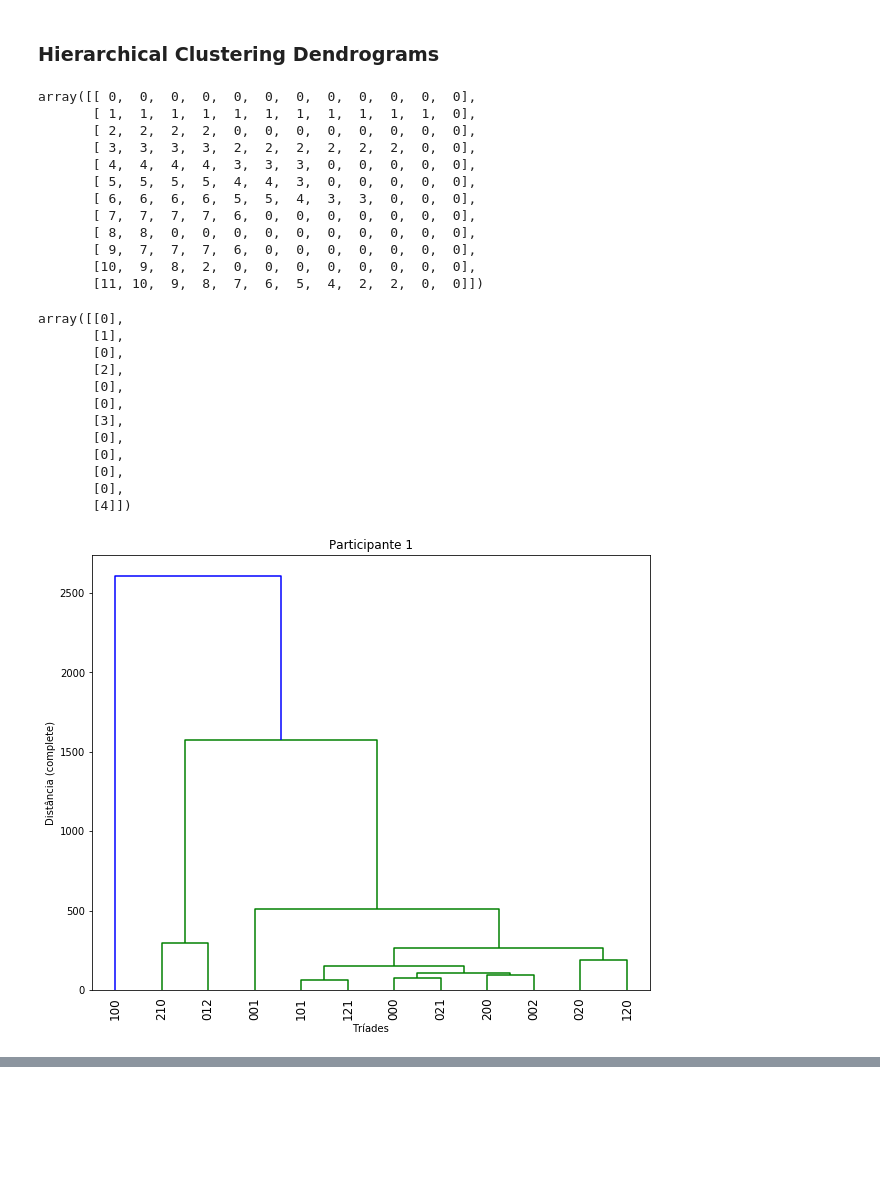
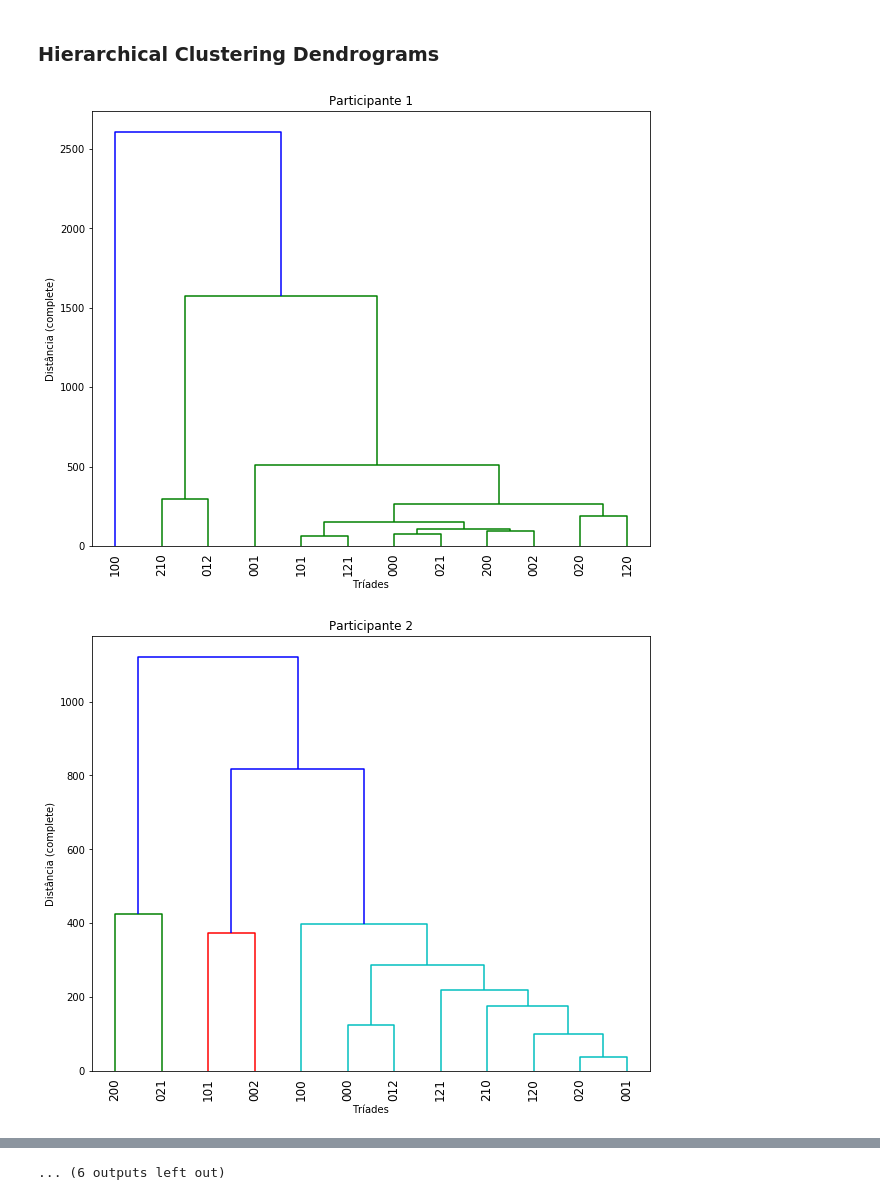
Before and after one commit to yankaled/neuromat_clustering_eeg, a Jupyter notebook: NeuroMat_Clustering.ipynb, the cells around one changed output, grey strips where cells are left out. Saved outputs shown, nothing was run; the diff lists cells and outputs as text; code cells hidden in the pictures; blank space fills up the shorter version.

Commit message:
A broad clustering for all participants

```diff
--- a/NeuroMat_Clustering.ipynb
+++ b/NeuroMat_Clustering.ipynb
@@ -93,2 +129,7 @@ from scipy.spatial.distance import pdist
+# %%
+mat_u_DF = []
+
+for idx in range(len(mat_u)):
+    mat_u_DF.append(pd.DataFrame(mat_u[idx]))
 # %%
-mat_u_DF = pd.DataFrame(mat_u[0])
+mat_u_DF[0]
@@ -111,44 +150,18 @@ mat_u_DF
 # %% [markdown]
 ### Hierarchical Clustering Dendrograms
-# %%
-dist_matrix = pdist(mat_u_DF)
-Z = linkage(dist_matrix, method='complete')
-# %%
-cut_tree(Z)
-# %% [output]
-array([[ 0,  0,  0,  0,  0,  0,  0,  0,  0,  0,  0,  0],
-       [ 1,  1,  1,  1,  1,  1,  1,  1,  1,  1,  1,  0],
-       [ 2,  2,  2,  2,  0,  0,  0,  0,  0,  0,  0,  0],
-       [ 3,  3,  3,  3,  2,  2,  2,  2,  2,  2,  0,  0],
-       [ 4,  4,  4,  4,  3,  3,  3,  0,  0,  0,  0,  0],
-       [ 5,  5,  5,  5,  4,  4,  3,  0,  0,  0,  0,  0],
-       [ 6,  6,  6,  6,  5,  5,  4,  3,  3,  0,  0,  0],
-       [ 7,  7,  7,  7,  6,  0,  0,  0,  0,  0,  0,  0],
-       [ 8,  8,  0,  0,  0,  0,  0,  0,  0,  0,  0,  0],
-       [ 9,  7,  7,  7,  6,  0,  0,  0,  0,  0,  0,  0],
-       [10,  9,  8,  2,  0,  0,  0,  0,  0,  0,  0,  0],
-       [11, 10,  9,  8,  7,  6,  5,  4,  2,  2,  0,  0]])
-# %%
-cut_tree(Z, height=276)
-# %% [output]
-array([[0],
-       [1],
-       [0],
-       [2],
-       [0],
-       [0],
-       [3],
-       [0],
-       [0],
-       [0],
-       [0],
-       [4]])
 # %%
-plt.figure(figsize=(10,8))
-plt.title('Participante 1')
-plt.xlabel('Tríades')
-plt.ylabel('Distância (complete)')
-dendrogram(Z, labels=triad_labels, leaf_rotation=90)
-plt.show()
+participant_cut_trees = []
+
+for idx in range(len(mat_u_DF)):
+    dist_matrix = pdist(mat_u_DF[idx])
+    participant_custering = linkage(dist_matrix, method='complete')
+    participant_cut_trees.append(cut_tree(participant_custering, height=276))
+    plt.figure(figsize=(10,8))
+    plt.title('Participante %i' %(idx + 1))
+    plt.xlabel('Tríades')
+    plt.ylabel('Distância (complete)')
+    dendrogram(participant_custering, labels=triad_labels, leaf_rotation=90)
+    plt.show()
 # %% [output]
 [figure]
+[figure, added]
@@ -154,0 +178 @@ plt.show()
+... (6 outputs left out)
```
Also changed, not shown: parts of 25 cells of this notebook.
